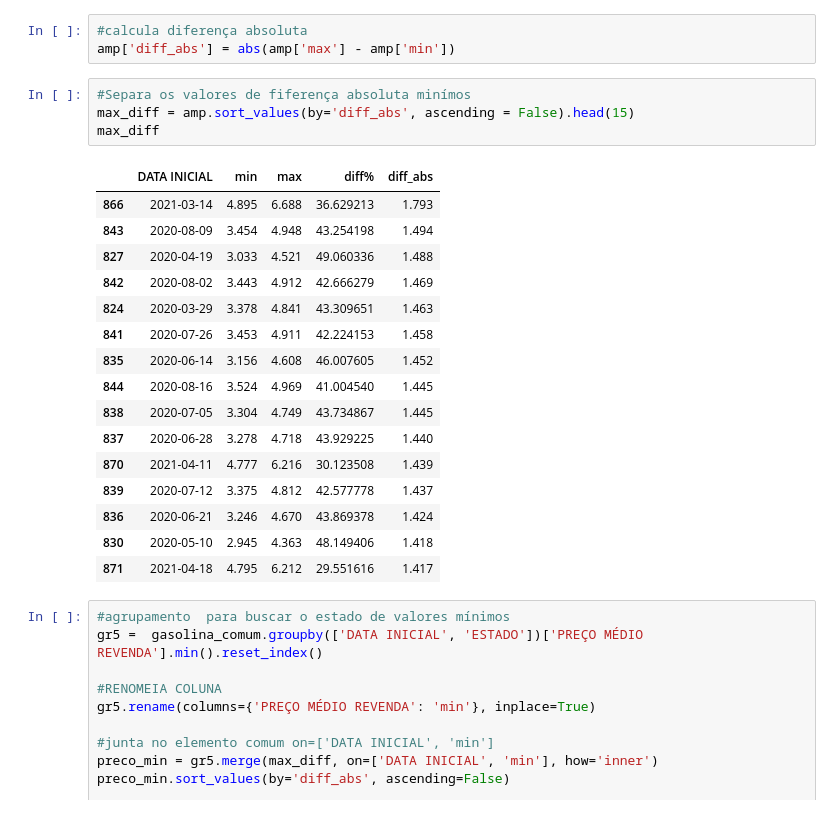
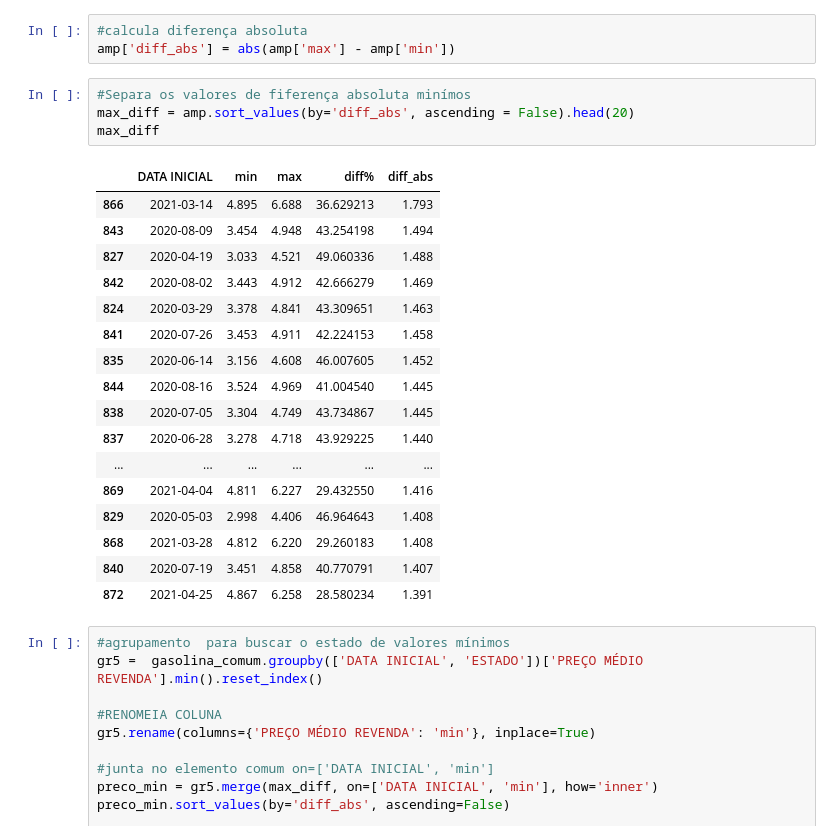
Before and after one commit to julianafrmendes/Business-Analytics, a Jupyter notebook: Analise_preco_gasolina.ipynb, the cells around one changed output. Cells and saved outputs as stored; diff of their text form.

```diff
--- a/Analise_preco_gasolina.ipynb
+++ b/Analise_preco_gasolina.ipynb
@@ -304,25 +275,26 @@ amp['diff%'] = (amp['max'] - amp['min']) / amp['min'] * 100
 amp['diff_abs'] = abs(amp['max'] - amp['min'])
 # %%
 #Separa os valores de fiferença absoluta minímos
-max_diff = amp.sort_values(by='diff_abs', ascending = False).head(15)
+max_diff = amp.sort_values(by='diff_abs', ascending = False).head(20)
 max_diff
 # %% [output]
 |  | DATA INICIAL | min | max | diff% | diff_abs |
 | 866 | 2021-03-14 | 4.895 | 6.688 | 36.629213 | 1.793 |
 | 843 | 2020-08-09 | 3.454 | 4.948 | 43.254198 | 1.494 |
 | 827 | 2020-04-19 | 3.033 | 4.521 | 49.060336 | 1.488 |
 | 842 | 2020-08-02 | 3.443 | 4.912 | 42.666279 | 1.469 |
 | 824 | 2020-03-29 | 3.378 | 4.841 | 43.309651 | 1.463 |
 | 841 | 2020-07-26 | 3.453 | 4.911 | 42.224153 | 1.458 |
 | 835 | 2020-06-14 | 3.156 | 4.608 | 46.007605 | 1.452 |
 | 844 | 2020-08-16 | 3.524 | 4.969 | 41.004540 | 1.445 |
 | 838 | 2020-07-05 | 3.304 | 4.749 | 43.734867 | 1.445 |
 | 837 | 2020-06-28 | 3.278 | 4.718 | 43.929225 | 1.440 |
-| 870 | 2021-04-11 | 4.777 | 6.216 | 30.123508 | 1.439 |
-| 839 | 2020-07-12 | 3.375 | 4.812 | 42.577778 | 1.437 |
-| 836 | 2020-06-21 | 3.246 | 4.670 | 43.869378 | 1.424 |
-| 830 | 2020-05-10 | 2.945 | 4.363 | 48.149406 | 1.418 |
-| 871 | 2021-04-18 | 4.795 | 6.212 | 29.551616 | 1.417 |
+| ... | ... | ... | ... | ... | ... |
+| 869 | 2021-04-04 | 4.811 | 6.227 | 29.432550 | 1.416 |
+| 829 | 2020-05-03 | 2.998 | 4.406 | 46.964643 | 1.408 |
+| 868 | 2021-03-28 | 4.812 | 6.220 | 29.260183 | 1.408 |
+| 840 | 2020-07-19 | 3.451 | 4.858 | 40.770791 | 1.407 |
+| 872 | 2021-04-25 | 4.867 | 6.258 | 28.580234 | 1.391 |
 # %%
 #agrupamento  para buscar o estado de valores mínimos
 gr5 =  gasolina_comum.groupby(['DATA INICIAL', 'ESTADO'])['PREÇO MÉDIO REVENDA'].min().reset_index()
```
Also changed, not shown: parts of 7 cells of this notebook.
